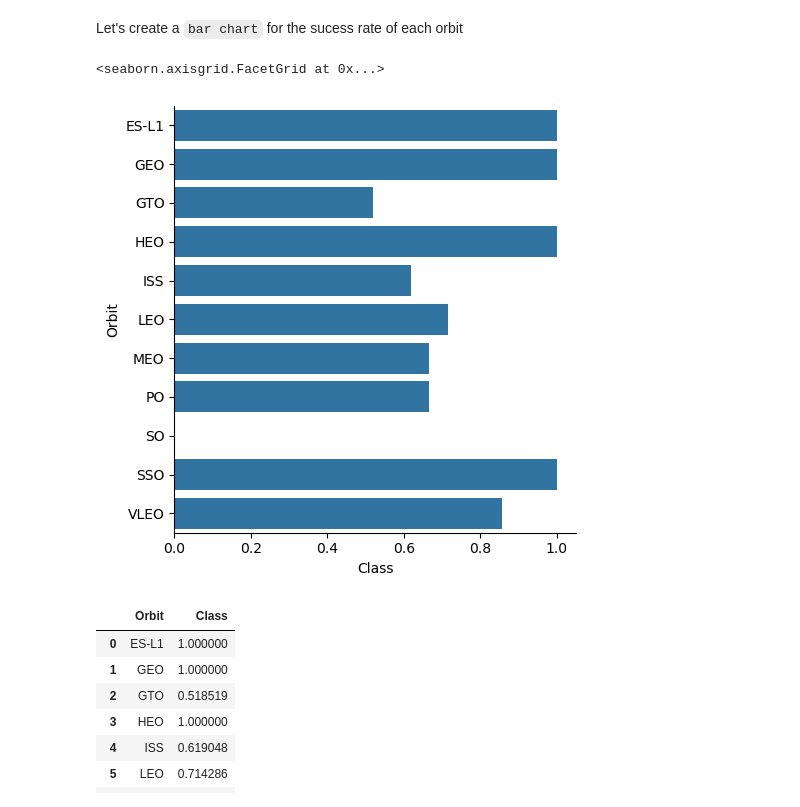
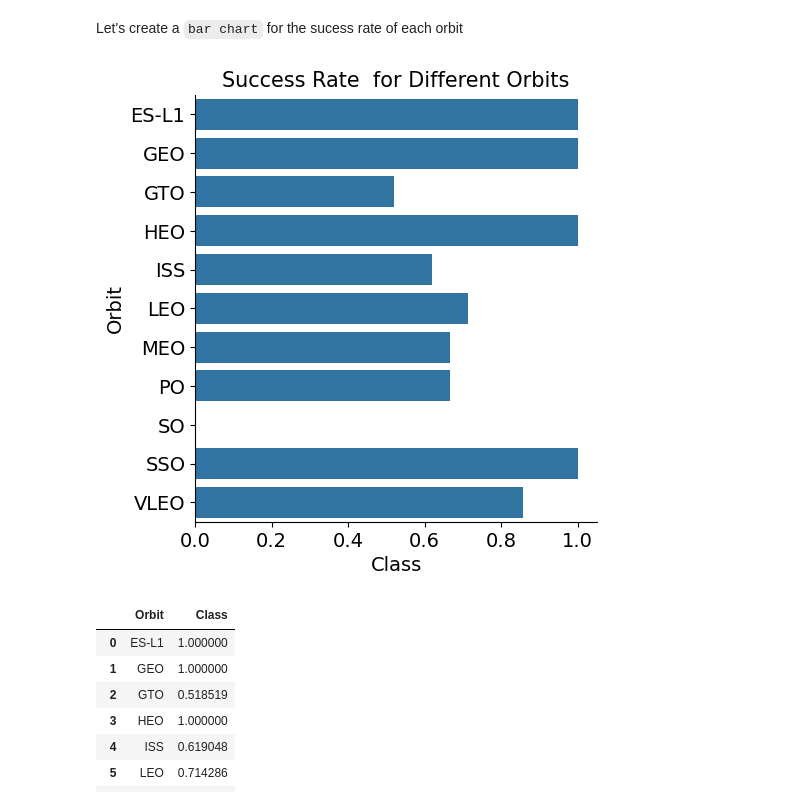
Before and after one commit to palvadam/Data-Science-Capstone-Project, a Jupyter notebook: jupyter-labs-eda-dataviz.ipynb, the cells around one changed output. Drawn from its saved outputs; the diff is of its cells as text; code cells hidden in the pictures.

```diff
--- a/jupyter-labs-eda-dataviz.ipynb
+++ b/jupyter-labs-eda-dataviz.ipynb
@@ -126,12 +132,17 @@ Let's create a `bar chart` for the sucess rate of each orbit
 # %%
 # HINT use groupby method on Orbit column and get the mean of Class column
 
 success_rate = df.groupby('Orbit')['Class'].mean().reset_index()
 
 sns.catplot(kind = 'bar', y = 'Orbit', x = 'Class', data = df.groupby('Orbit')['Class'].mean().reset_index())
+plt.xticks(fontsize = 14)
+plt.yticks(fontsize = 14)
+plt.xlabel("Class", fontsize=14)
+plt.ylabel("Orbit", fontsize = 14)
+plt.title('Success Rate  for Different Orbits', fontsize = 15)
+plt.show()
 # %% [output]
-<seaborn.axisgrid.FacetGrid at 0x...>
-[figure, old version]
+[figure, new version]
 # %%
 success_rate
 # %% [output]
```
Also changed, not shown: parts of 4 cells of this notebook.
